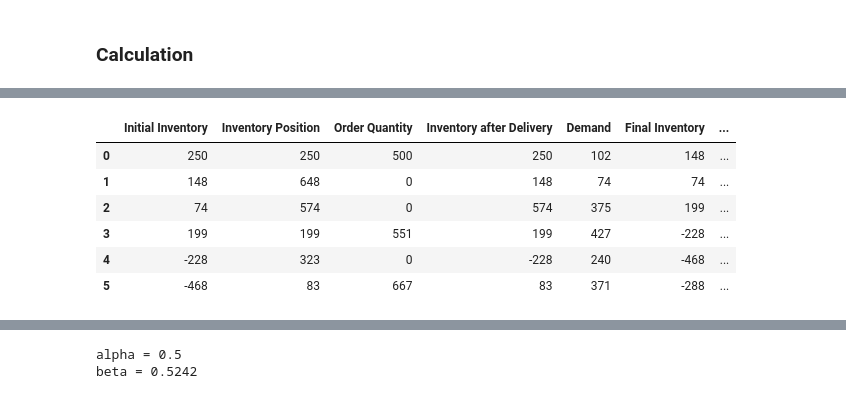
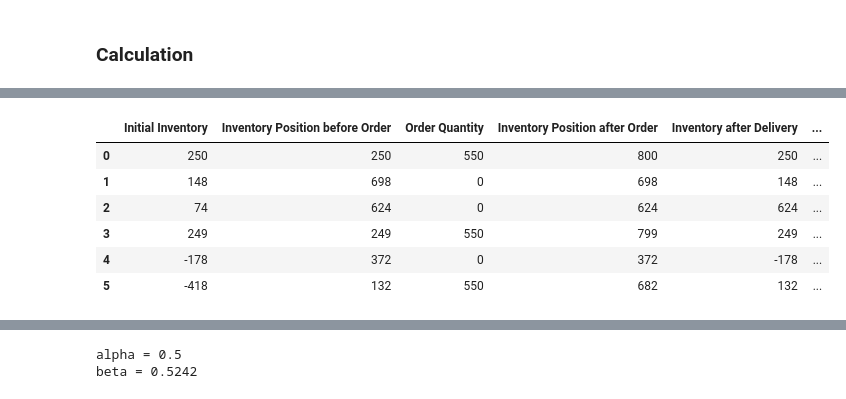
Before and after one commit to timonisch/LogSCM, a Jupyter notebook: 5_InventoryManagement.ipynb, the cells around one changed output, grey strips where cells are left out. Drawn from its saved outputs; the diff is of its cells as text; code cells hidden in the pictures.

```diff
--- a/5_InventoryManagement.ipynb
+++ b/5_InventoryManagement.ipynb
@@ -40,40 +40,62 @@ Q = 550  # lot size
 ### Calculation
 # %%
 import pandas as pd
+import copy
 
-II = []  # initial inventory
-IP = []  # inventory position
-OQ = []  # order quantity
-IA = []  # inventory after delivery
-FI = []  # final inventory
-AI = []  # average inventory
-FD = []  # fulfilled demand
-SO = []  # stockout (binary)
+policies = {
+    "s,Q": None,
+    "R,S": None,
+    "s,S": None
+}
 
-for t in range(numPeriods):
-    II.append(inventory if t == 0 else FI[t-1])
+for policy in policies.keys():
 
-    ip = II[t]
-    for l in range(1, L+1):
-        ip += 0 if t-l < 0 else OQ[t-l]
-    IP.append(ip)
+    II = []  # initial inventory
+    IP0 = [] # inventory position before order
+    OQ = []  # order quantity
+    IP1 = [] # inventory position after order
+    IP2 = [] # inventory position after demand
+    IA = []  # inventory after delivery
+    FI = []  # final inventory
+    AI = []  # average inventory
+    FD = []  # fulfilled demand
+    SO = []  # stockout (binary)
 
-    oq_dict = {
-        "s,Q": Q if ip <= s else 0,
-        "R,S": max(S - ip, 0) if (t % R == 0) else 0,
-        "s,S": max(S - ip, 0) if ip <= s else 0
-    }
-    OQ.append(oq_dict.get(policy))
+    for t in range(numPeriods):
+        II.append(inventory if t == 0 else FI[t-1])
 
-    IA.append(II[t] + (0 if t-L < 0 else OQ[t-L]))
-    FI.append(IA[t] - demand[t])
-    AI.append(0.5*(IA[t]+FI[t]) if FI[t] >= 0 else (IA[t]*IA[t]/(2*demand[t]) if IA[t] >= 0 else 0))
-    FD.append(max(min(IA[t], demand[t]), 0))
-    SO.append(1 if FI[t] < 0 else 0)
+        ip = II[t]
+        for l in range(1, L+1):
+            ip += 0 if t-l < 0 else OQ[t-l]
+        IP0.append(ip)
 
-print("Policy: " + policy)
+        oq_dict = {
+            "s,Q": Q if ip <= s else 0,
+            "R,S": max(S - ip, 0) if (t % R == 0) else 0,
+            "s,S": max(S - ip, 0) if ip <= s else 0
+        }
+        OQ.append(oq_dict.get(policy))
+        IP1.append(ip+oq_dict.get(policy))
+        IP2.append(ip+oq_dict.get(policy)-demand[t])
 
-pd.DataFrame(
-    [[II[i], IP[i], OQ[i], IA[i], demand[i], FI[i], round(AI[i],2), FD[i], SO[i]] for i in range(numPeriods)],
-    columns=["Initial Inventory", "Inventory Position", "Order Quantity", "Inventory after Delivery", "Demand", "Final Inventory", "Average Inventory", "Fulfilled Demand", "Stockout"])
+        IA.append(II[t] + (0 if t-L < 0 else OQ[t-L]))
+        FI.append(IA[t] - demand[t])
+        AI.append(0.5*(IA[t]+FI[t]) if FI[t] >= 0 else (IA[t]*IA[t]/(2*demand[t]) if IA[t] >= 0 else 0))
+        FD.append(max(min(IA[t], demand[t]), 0))
+        SO.append(1 if FI[t] < 0 else 0)
+
+    print("Policy: " + policy)
+    result = pd.DataFrame(
+        [[II[i], IP0[i], OQ[i], IP1[i], IA[i], demand[i], IP2[i], FI[i], round(AI[i],2), FD[i], SO[i]] for i in range(numPeriods)],
+        columns=["Initial Inventory", "Inventory Position before Order", "Order Quantity", "Inventory Position after Order", "Inventory after Delivery", "Demand", "Inventory Position after Demand", "Final Inventory", "Average Inventory", "Fulfilled Demand", "Stockout"])
+    display(result)
+
+    alpha = 1 - sum(SO)/numPeriods
+    beta = sum(FD)/sum(demand)
+    print("alpha = " + str(round(alpha, 4)))
+    print("beta = " + str(round(beta, 4)))
+    print("")
+    print("")
+
+    policies[policy] = copy.deepcopy(result)
 # %% [output]
@@ -81,7 +103,7 @@ Policy: s,S
-|  | Initial Inventory | Inventory Position | Order Quantity | Inventory after Delivery | Demand | Final Inventory | ... |
-| 0 | 250 | 250 | 500 | 250 | 102 | 148 | ... |
-| 1 | 148 | 648 | 0 | 148 | 74 | 74 | ... |
-| 2 | 74 | 574 | 0 | 574 | 375 | 199 | ... |
-| 3 | 199 | 199 | 551 | 199 | 427 | -228 | ... |
-| 4 | -228 | 323 | 0 | -228 | 240 | -468 | ... |
-| 5 | -468 | 83 | 667 | 83 | 371 | -288 | ... |
+|  | Initial Inventory | Inventory Position before Order | Order Quantity | Inventory Position after Order | Inventory after Delivery | ... |
+| 0 | 250 | 250 | 550 | 800 | 250 | ... |
+| 1 | 148 | 698 | 0 | 698 | 148 | ... |
+| 2 | 74 | 624 | 0 | 624 | 624 | ... |
+| 3 | 249 | 249 | 550 | 799 | 249 | ... |
+| 4 | -178 | 372 | 0 | 372 | -178 | ... |
+| 5 | -418 | 132 | 550 | 682 | 132 | ... |
```
Also changed, not shown: parts of 2 cells of this notebook.
